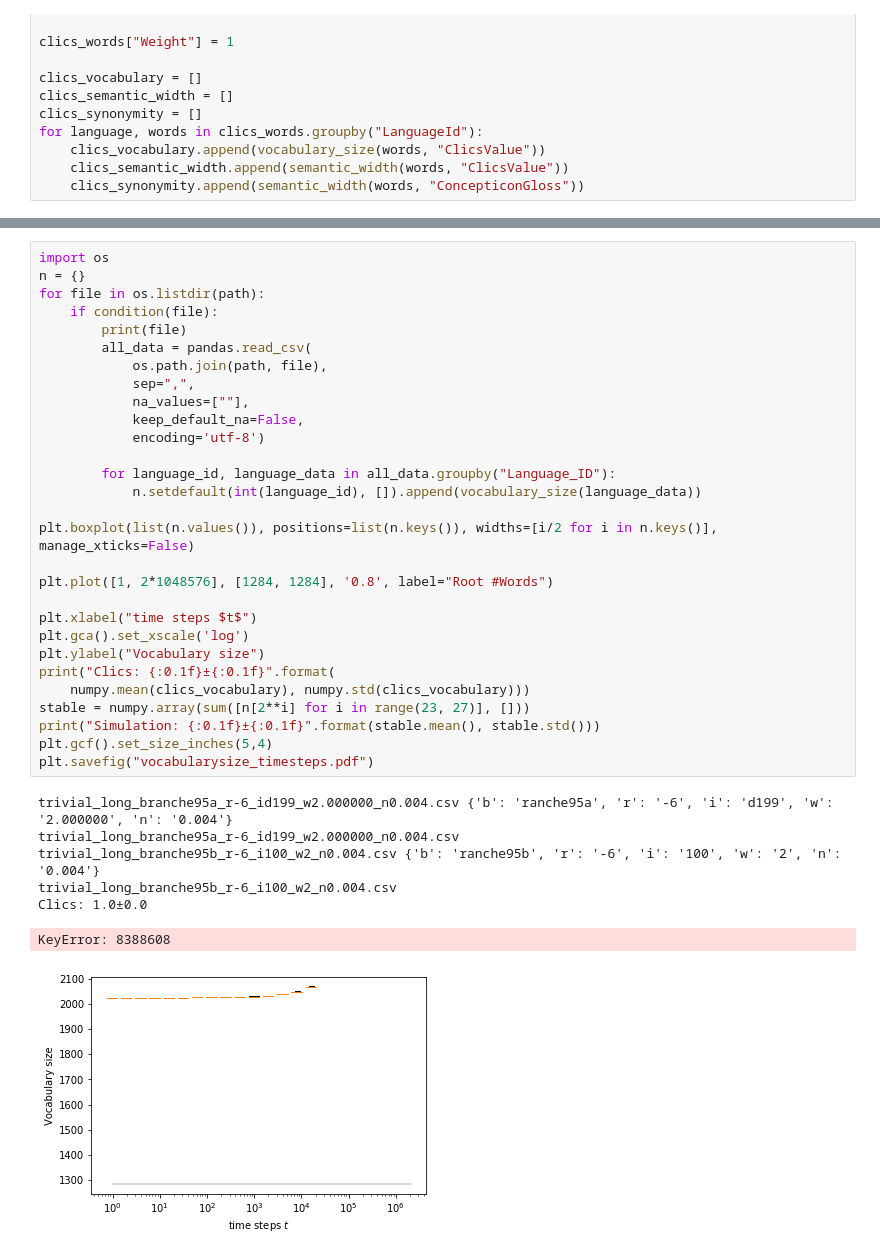
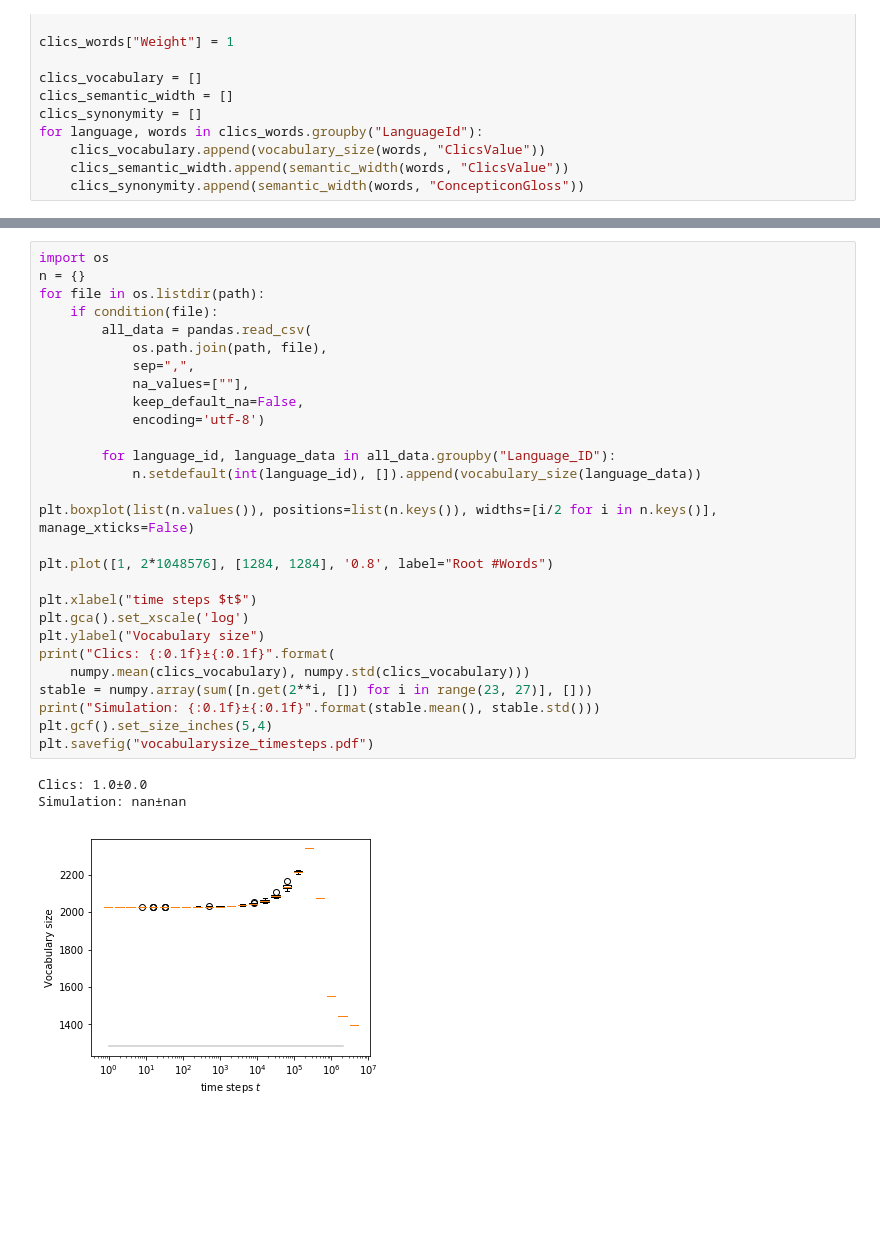
Before and after one commit to Anaphory/simuling, a Jupyter notebook: evaluation/PlotBasicStats-longterm.ipynb, the cells around one changed output, grey strips where cells are left out. Cells and saved outputs as stored; diff of their text form; blank space fills up the shorter version.

Commit message:
Improve plotting code

```diff
--- a/evaluation/PlotBasicStats-longterm.ipynb
+++ b/evaluation/PlotBasicStats-longterm.ipynb
@@ -65,37 +64,32 @@ def condition(file):
 # %%
 import os
 n = {}
 for file in os.listdir(path):
     if condition(file):
-        print(file)
         all_data = pandas.read_csv(
             os.path.join(path, file),
             sep=",",
             na_values=[""],
             keep_default_na=False,
             encoding='utf-8')
 
         for language_id, language_data in all_data.groupby("Language_ID"):
             n.setdefault(int(language_id), []).append(vocabulary_size(language_data))
 
 plt.boxplot(list(n.values()), positions=list(n.keys()), widths=[i/2 for i in n.keys()], manage_xticks=False)
 
 plt.plot([1, 2*1048576], [1284, 1284], '0.8', label="Root #Words")
 
 plt.xlabel("time steps $t$")
 plt.gca().set_xscale('log')
 plt.ylabel("Vocabulary size")
 print("Clics: {:0.1f}±{:0.1f}".format(
     numpy.mean(clics_vocabulary), numpy.std(clics_vocabulary)))
-stable = numpy.array(sum([n[2**i] for i in range(23, 27)], []))
+stable = numpy.array(sum([n.get(2**i, []) for i in range(23, 27)], []))
 print("Simulation: {:0.1f}±{:0.1f}".format(stable.mean(), stable.std()))
 plt.gcf().set_size_inches(5,4)
 plt.savefig("vocabularysize_timesteps.pdf")
 # %% [output]
-trivial_long_branche95a_r-6_id199_w2.000000_n0.004.csv {'b': 'ranche95a', 'r': '-6', 'i': 'd199', 'w': '2.000000', 'n': '0.004'}
-trivial_long_branche95a_r-6_id199_w2.000000_n0.004.csv
-trivial_long_branche95b_r-6_i100_w2_n0.004.csv {'b': 'ranche95b', 'r': '-6', 'i': '100', 'w': '2', 'n': '0.004'}
-trivial_long_branche95b_r-6_i100_w2_n0.004.csv
 Clics: 1.0±0.0
+Simulation: nan±nan
-KeyError: 8388608
-[figure, old version]
+[figure, new version]
```
Also changed, not shown: parts of 5 cells of this notebook, 5 other files.
